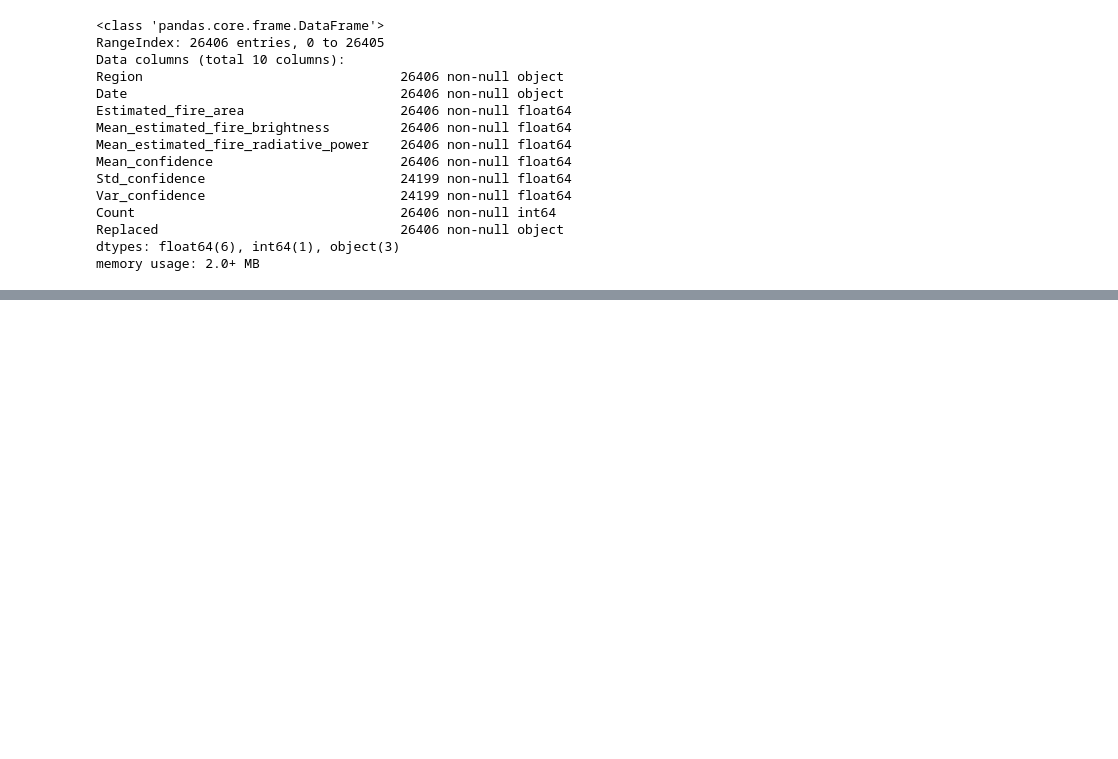
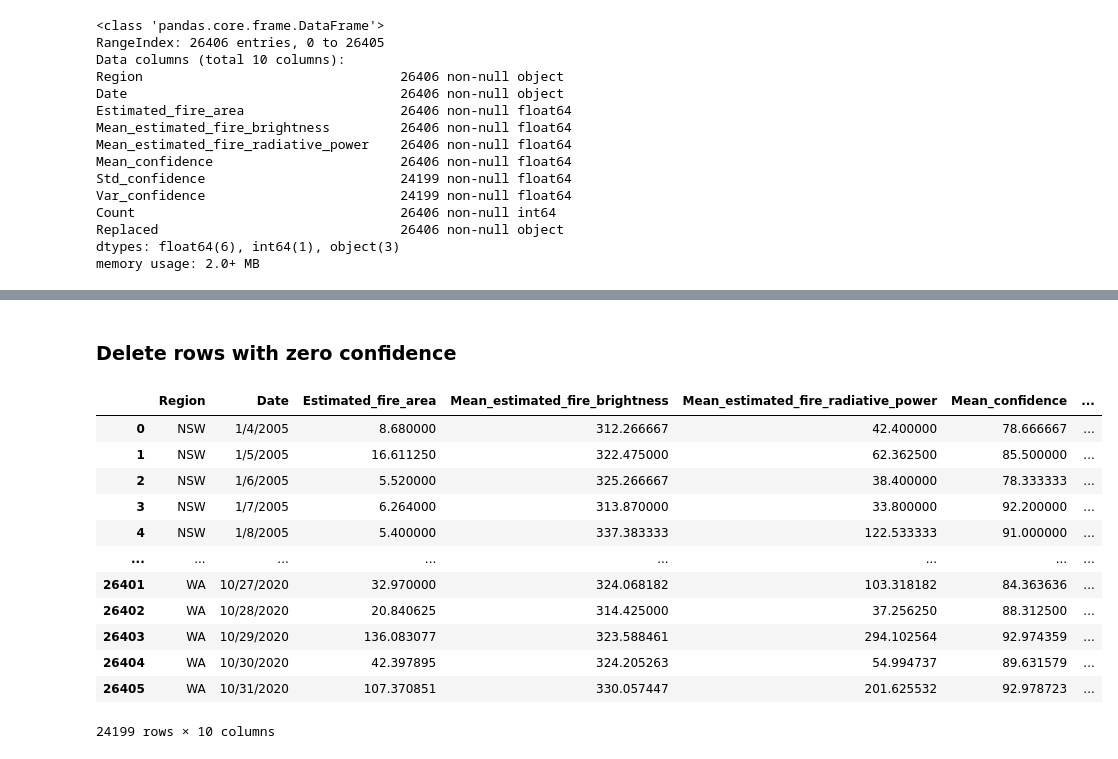
Before and after one commit to ccomkhj/Spot-Challenge-Wildfires, a Jupyter notebook: main/data_process.ipynb, the cells around one changed output, grey strips where cells are left out. Drawn from its saved outputs; the diff is of its cells as text; code cells hidden in the pictures; blank space fills up the shorter version.

```diff
--- a/main/data_process.ipynb
+++ b/main/data_process.ipynb
@@ -226,0 +255,20 @@ Name: Std_confidence, Length: 26406, dtype: float64
+# %% [markdown]
+### Delete rows with zero confidence
+# %%
+H_Wildfires2=H_Wildfires.copy()
+# %%
+H_Wildfires2.dropna()
+# %% [output]
+|  | Region | Date | Estimated_fire_area | Mean_estimated_fire_brightness | Mean_estimated_fire_radiative_power | Mean_confidence | ... |
+| 0 | NSW | 1/4/2005 | 8.680000 | 312.266667 | 42.400000 | 78.666667 | ... |
+| 1 | NSW | 1/5/2005 | 16.611250 | 322.475000 | 62.362500 | 85.500000 | ... |
+| 2 | NSW | 1/6/2005 | 5.520000 | 325.266667 | 38.400000 | 78.333333 | ... |
+| 3 | NSW | 1/7/2005 | 6.264000 | 313.870000 | 33.800000 | 92.200000 | ... |
+| 4 | NSW | 1/8/2005 | 5.400000 | 337.383333 | 122.533333 | 91.000000 | ... |
+| ... | ... | ... | ... | ... | ... | ... | ... |
+| 26401 | WA | 10/27/2020 | 32.970000 | 324.068182 | 103.318182 | 84.363636 | ... |
+| 26402 | WA | 10/28/2020 | 20.840625 | 314.425000 | 37.256250 | 88.312500 | ... |
+| 26403 | WA | 10/29/2020 | 136.083077 | 323.588461 | 294.102564 | 92.974359 | ... |
+| 26404 | WA | 10/30/2020 | 42.397895 | 324.205263 | 54.994737 | 89.631579 | ... |
+| 26405 | WA | 10/31/2020 | 107.370851 | 330.057447 | 201.625532 | 92.978723 | ... |
+24199 rows × 10 columns
```
Also changed, not shown: parts of 11 cells of this notebook.
